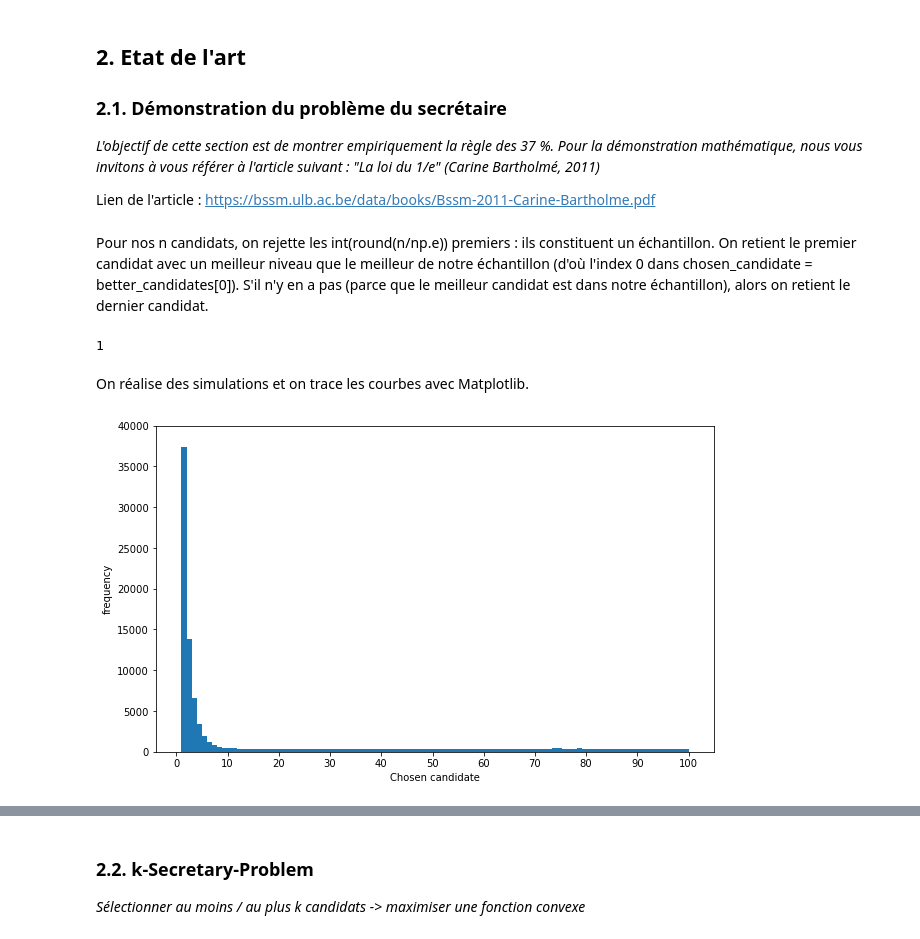
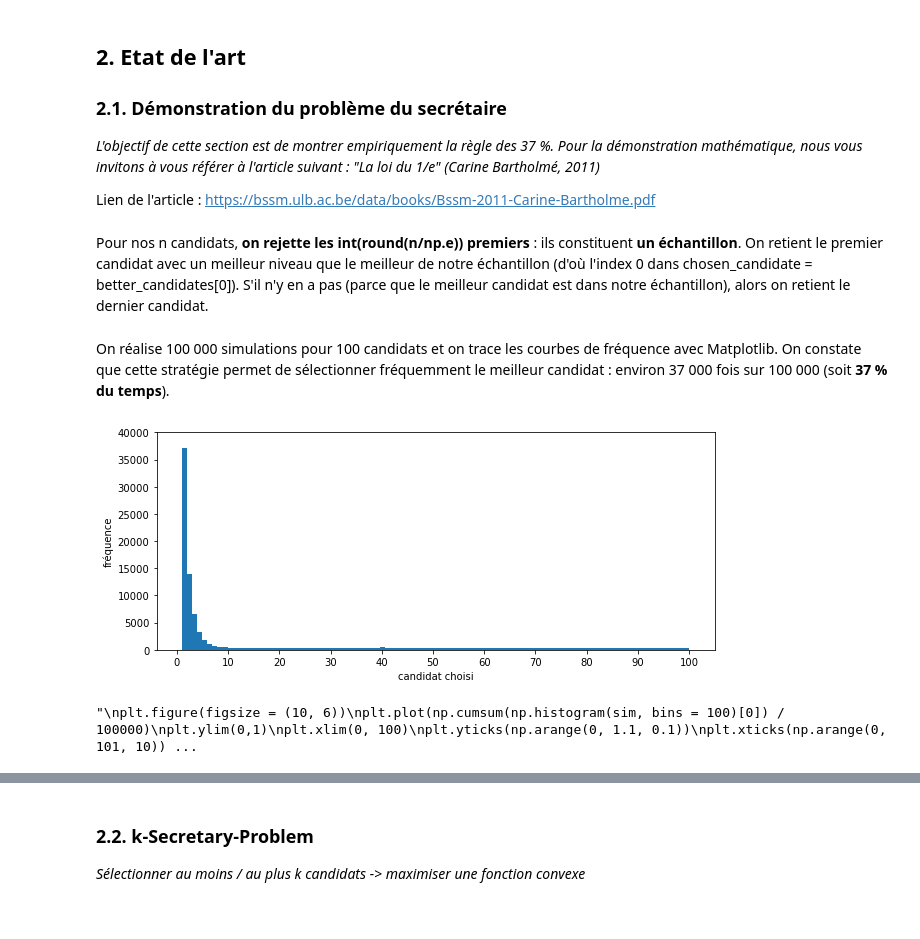
Before and after one commit to victor-kerros/secretary_problem_with_constraints, a Jupyter notebook: secretary_problem_simulation.ipynb, the cells around one changed output, grey strips where cells are left out. Cells and saved outputs as stored; diff of their text form; code cells hidden in the pictures.

```diff
--- a/secretary_problem_simulation.ipynb
+++ b/secretary_problem_simulation.ipynb
@@ -27,7 +27,7 @@ def generate_candidates(n):
     np.random.shuffle(candidates)
     return list(candidates)
 # %% [markdown]
-Pour nos n candidats, on rejette les int(round(n/np.e)) premiers : ils constituent un échantillon. On retient le premier candidat avec un meilleur niveau que le meilleur de notre échantillon (d'où l'index 0 dans chosen_candidate = better_candidates[0]). S'il n'y en a pas (parce que le meilleur candidat est dans notre échantillon), alors on retient le dernier candidat.
+Pour nos n candidats, **on rejette les int(round(n/np.e)) premiers** : ils constituent **un échantillon**. On retient le premier candidat avec un meilleur niveau que le meilleur de notre échantillon (d'où l'index 0 dans chosen_candidate = better_candidates[0]). S'il n'y en a pas (parce que le meilleur candidat est dans notre échantillon), alors on retient le dernier candidat.
 # %%
 def choose_candidate(candidates: list, prop = 1 / np.e):
     sample_size = int(round(len(candidates) * prop))
@@ -40,25 +40,33 @@ def choose_candidate(candidates: list, prop = 1 / np.e):
     else:
         chosen_candidate = other_candidates[-1]
     return chosen_candidate
-
-candidates = generate_candidates(1000)
-choose_candidate(candidates)
-# %% [output]
-1
 # %% [markdown]
-On réalise des simulations et on trace les courbes avec Matplotlib.
+On réalise 100 000 simulations pour 100 candidats et on trace les courbes de fréquence avec Matplotlib.
+On constate que cette stratégie permet de sélectionner fréquemment le meilleur candidat : environ 37 000 fois sur 100 000 (soit **37 % du temps**).
 # %%
 import matplotlib.pyplot as plt
 
-# choose from 100 candidates and run simulation 100,000 times
 sim = np.array([choose_candidate(generate_candidates(n = 100)) for i in range(100000)])
-
-plt.figure(figsize = (10, 6))
+plt.figure(figsize = (10, 4))
 plt.hist(sim, bins = 100)
 plt.xticks(np.arange(0, 101, 10))
 plt.ylim(0, 40000)
-plt.xlabel('Chosen candidate')
-plt.ylabel('frequency')
+plt.xlabel('candidat choisi')
+plt.ylabel('fréquence')
 plt.show()
+
+# graphe pour obtenir la fréquence cumulée du choix du meilleur candidat
+"""
+plt.figure(figsize = (10, 6))
+plt.plot(np.cumsum(np.histogram(sim, bins = 100)[0]) / 100000)
+plt.ylim(0,1)
+plt.xlim(0, 100)
+plt.yticks(np.arange(0, 1.1, 0.1))
+plt.xticks(np.arange(0, 101, 10))
+plt.xlabel('candidat choisi')
+plt.ylabel('fréquence cumulée')
+plt.show()
+"""
 # %% [output]
-[figure, old version]
+[figure, new version]
+"\nplt.figure(figsize = (10, 6))\nplt.plot(np.cumsum(np.histogram(sim, bins = 100)[0]) / 100000)\nplt.ylim(0,1)\nplt.xlim(0, 100)\nplt.yticks(np.arange(0, 1.1, 0.1))\nplt.xticks(np.arange(0, 101, 10)) ...
```
Also changed, not shown: parts of 4 cells of this notebook.
